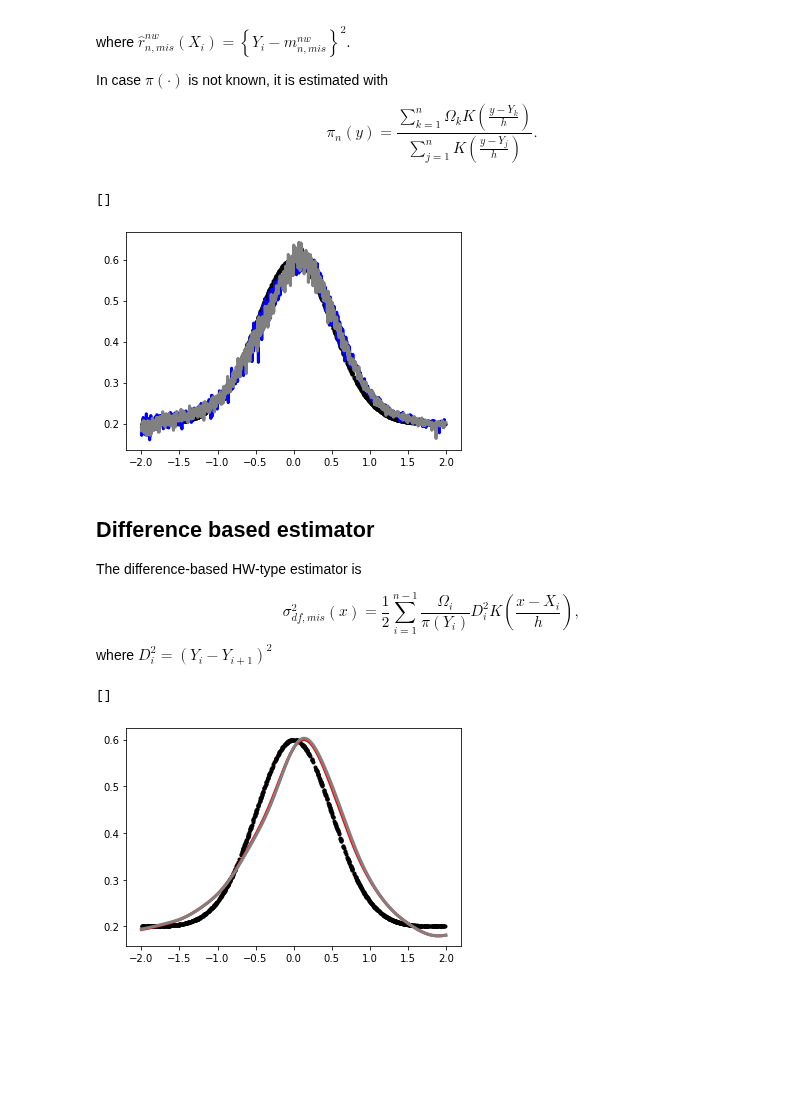
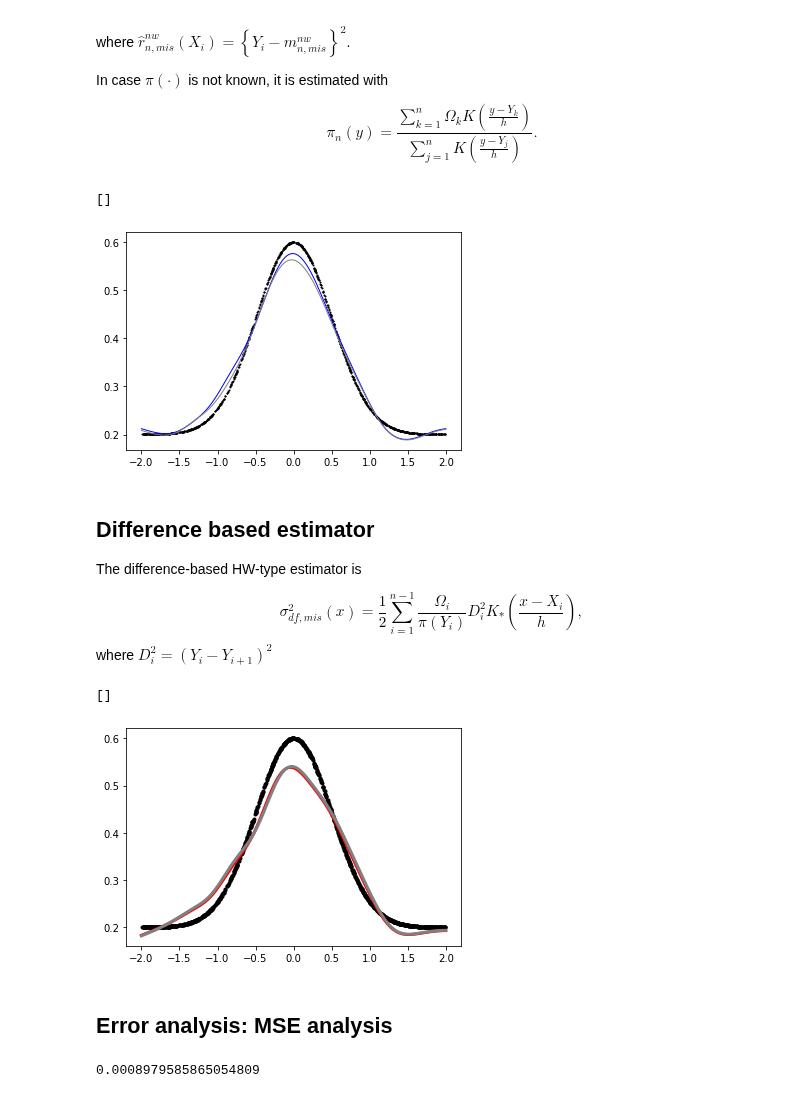
Before and after one commit to QuantLet/np_var_mis, a Jupyter notebook: variance estimation.ipynb, the cells around one changed output. Drawn from its saved outputs; the diff is of its cells as text; code cells hidden in the pictures; blank space fills up the shorter version.

```diff
--- a/variance estimation.ipynb
+++ b/variance estimation.ipynb
@@ -30,13 +30,17 @@ n = 1000
 h=0.2
 a=0.5
 
+b0 = 0
+b1 = 1
+
 #Data generation
 X = np.random.uniform(-2,2,n)
 X.sort()
 y = fan(X,n,a)
 
- #MCAR p= 0.8
-pi_hat = [pi_hat(h,z,y,pi(y,1,1),n) for z in np.linspace(-1,1, n)]
+omega = bernoulli.rvs(pi(y,1,1), size=n)
+
+pi_hat = [pi_hat(h,z,y,pi(y,1,1),omega) for z in np.linspace(-1, 1, n)]
 # %% [markdown]
 We want to estimate
 
@@ -56,9 +60,9 @@ where $\widehat{r} \left(X_{i}\right) = \left\{Y_{i}-m_n \left(X_{i} \right)\rig
 
 m_hat_nw = [nw(h,t,X,y) for t in X ]
 
-m_hat_hw = [nw_mis(h,t,X,y,pi(y,1,1),n) for t in X ]
+m_hat_hw = [nw_mis(h,t,X,y,pi(y,1,1),omega) for t in X ]
 
-m_hat_hw_est = [nw_mis(h,t,X,y,pi_hat,n) for t in X]
+m_hat_hw_est = [nw_mis(h,t,X,y,pi_hat,omega) for t in X]
 
 #Residual estimates
 
@@ -106,16 +110,16 @@ In case $\pi (\cdot)$ is not known, it is estimated with
 # %%
 #Residual-based estimator with missing alues
 
 h1 = 0.2
 
 fig, ax = plt.subplots(1, 1)
-ax.plot(X,sigma_reg(X,n),'o', color='black',markersize=3)
-ax.plot(np.linspace(-2, 2, n),[sigma_mis_res(h1,t,X,r_hat_hw,pi(y,1,1),n) for t in np.linspace( -2, 2, n)],'-g',color= 'blue', lw=3)
-ax.plot(np.linspace( -2, 2, n),[sigma_mis_res(h1,t,X,r_hat_hw_est,pi_hat,n) for t in np.linspace( -2, 2, n)],'-g',color= 'grey', lw=3)
+ax.plot(X,sigma_reg(X,n),'o', color='black',markersize=1)
+ax.plot(np.linspace(-2, 2, n),[sigma_mis_res(h1,t,X,r_hat_hw,pi(y,1,1),omega) for t in np.linspace( -2, 2, n)],'-g',color= 'blue', lw=1)
+ax.plot(np.linspace( -2, 2, n),[sigma_mis_res(h1,t,X,r_hat_hw_est,pi_hat,omega) for t in np.linspace( -2, 2, n)],'-g',color= 'grey', lw=1)
 ax.plot()
 # %% [output]
 []
-[figure, old version]
+[figure, new version]
 # %% [markdown]
 ## Difference based estimator
 
@@ -124,7 +128,7 @@ The difference-based HW-type estimator is
 \begin{equation}
 \sigma^{2}_{df,mis}(x)=\frac{1}{2} \sum_{i=1}^{n-1}
 \frac{\Omega_{i}}{\pi \left( Y_{i}\right)}
- D_i^2 K\left( \frac{x-X_{i}}{h} \right),
+ D_i^2 K_{*}\left( \frac{x-X_{i}}{h} \right),
 \end{equation}
 where $D_{i}^2 = \left( Y_{i} - Y_{i+1} \right)^{2}$
 # %%
@@ -135,9 +139,11 @@ ax.plot(X,sigma_reg(X,n),'o', color='black',markersize=3)
 
 ax.plot(np.linspace(-2, 2, n),[diff_vol(h1,t,X,y) for t in np.linspace(-2, 2, n)],'-g',color= 'red', lw=3)
 
-ax.plot(np.linspace(-2, 2, n),[diff_vol_mis(h1,t,X,y,pi(y,1,1),n) for t in np.linspace(-2, 2, n)],'-g',color= 'grey', lw=3)
+ax.plot(np.linspace(-2, 2, n),[diff_vol_mis(h1,t,X,y,pi(y,1,1),omega) for t in np.linspace(-2, 2, n)],'-g',color= 'grey', lw=3)
 
 ax.plot()
 # %% [output]
 []
-[figure, old version]
+[figure, new version]
+# %% [markdown]
+## Error analysis: MSE analysis
@@ -143,0 +168,4 @@ ax.plot()
+# %%
+sum([(a-b)**2 for a,b in zip(sigma,sigma_df)])/len(sigma)
+# %% [output]
+0.0008979585865054809
```
Also changed, not shown: parts of 3 cells of this notebook, 1 other file.
